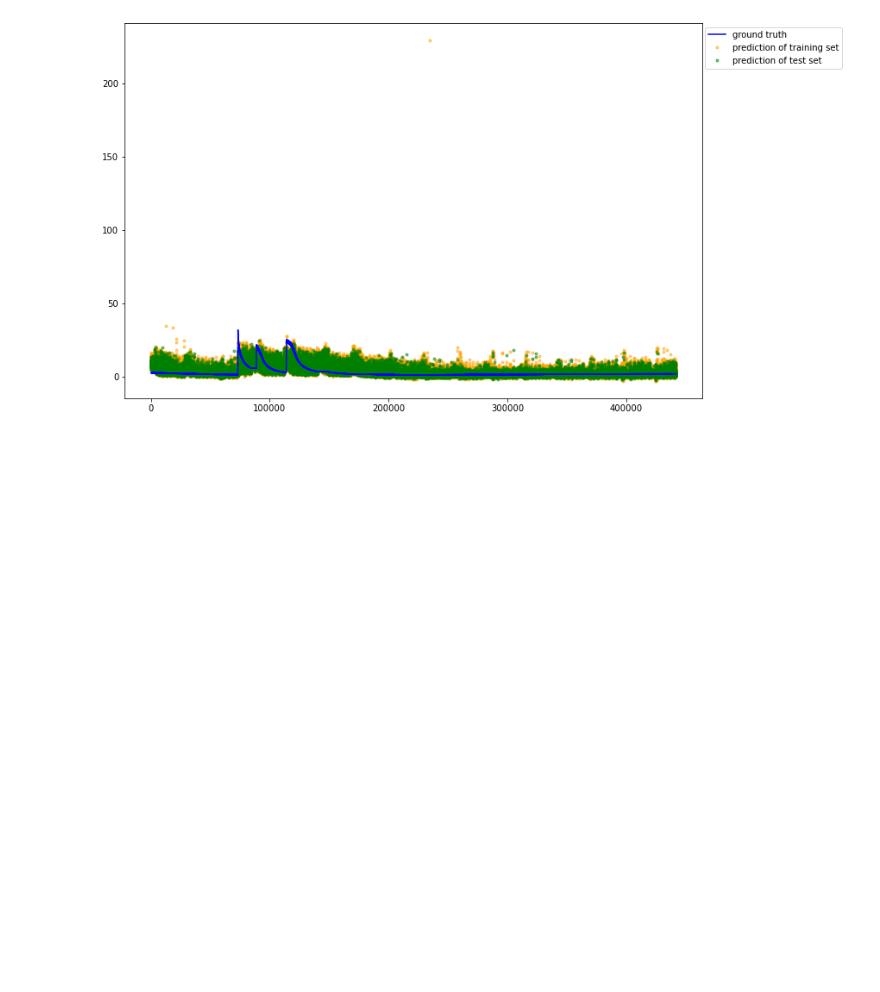
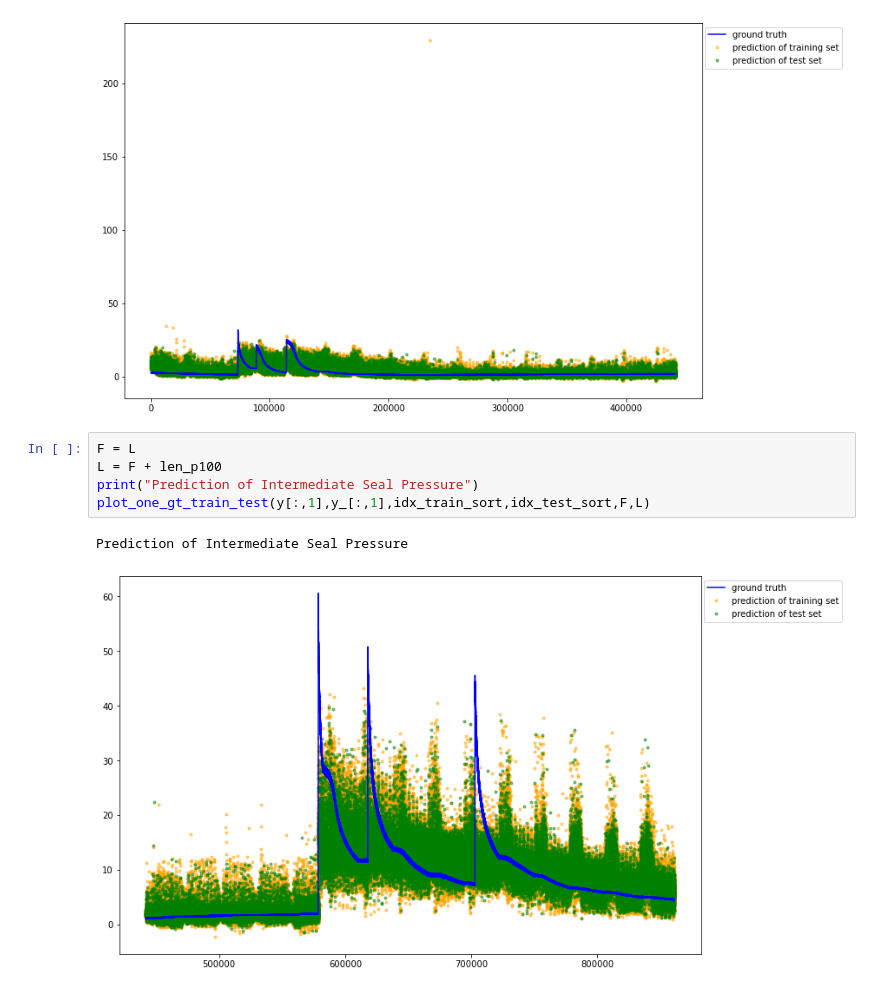
Before and after one commit to chen-xin-94/trelleborg, a Jupyter notebook: scripts/training/V27/Autoencoder.ipynb, the cells around one changed output. Cells and saved outputs as stored; diff of their text form; blank space fills up the shorter version.

```diff
--- a/scripts/training/V27/Autoencoder.ipynb
+++ b/scripts/training/V27/Autoencoder.ipynb
@@ -680,3 +680,11 @@ plot_one_gt_train_test(y[:,1],y_[:,1],idx_train_sort,idx_test_sort,F,L)
 # %% [output]
 Prediction of Intermediate Seal Pressure
 [figure]
+# %%
+F = L
+L = F + len_p100
+print("Prediction of Intermediate Seal Pressure")
+plot_one_gt_train_test(y[:,1],y_[:,1],idx_train_sort,idx_test_sort,F,L)
+# %% [output]
+Prediction of Intermediate Seal Pressure
+[figure, added]
```
Also changed, not shown: parts of 4 cells of this notebook, 2 other files.
